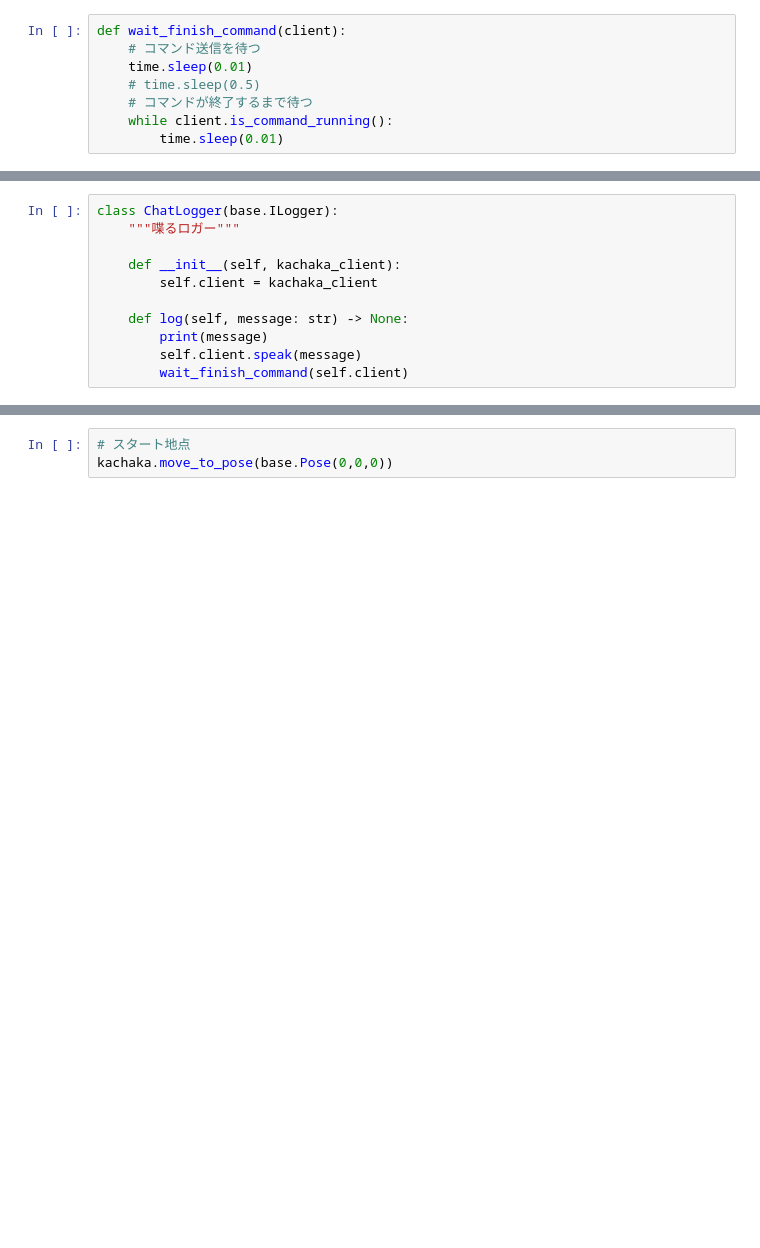
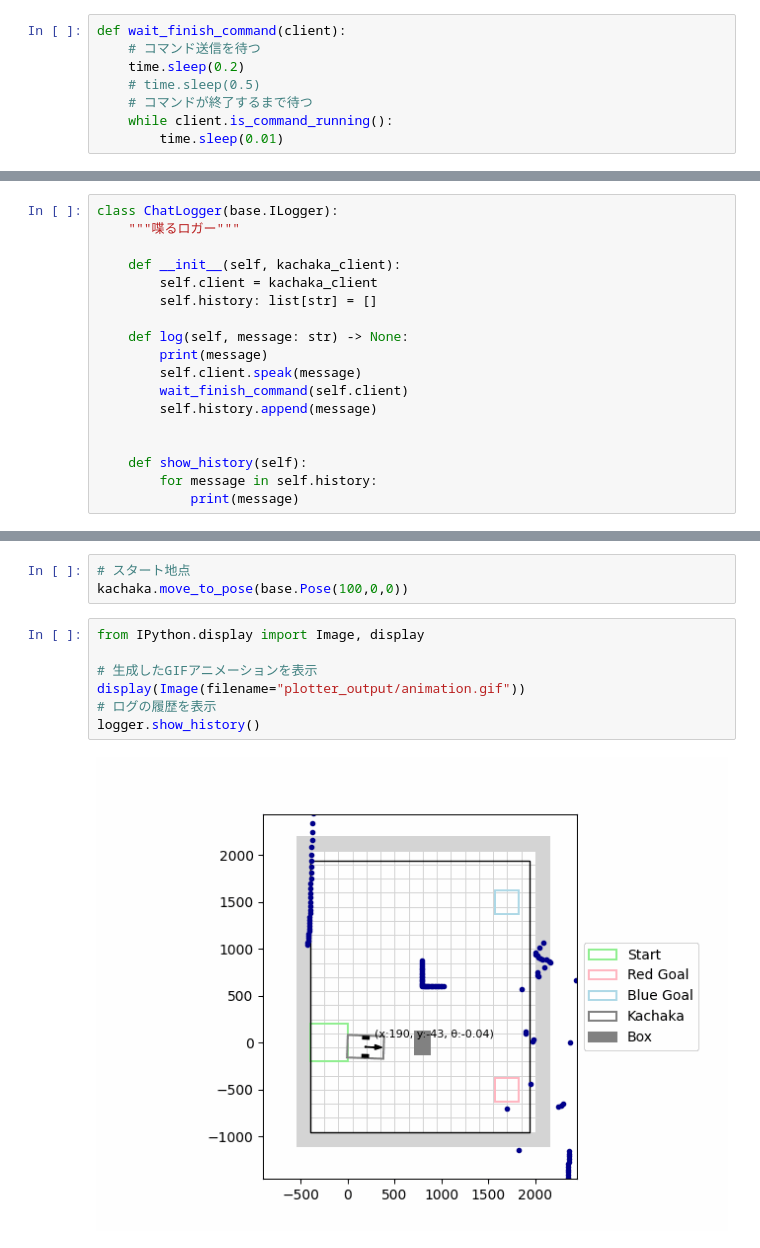
Before and after one commit to keisei4064/kachaka_in_ymzk_lab, a Jupyter notebook: real_kachaka.ipynb, the cells around one changed output, grey strips where cells are left out. Saved outputs shown, nothing was run; the diff lists cells and outputs as text; blank space fills up the shorter version.

```diff
--- a/real_kachaka.ipynb
+++ b/real_kachaka.ipynb
@@ -19,7 +21,7 @@ importlib.reload(base)
 # %%
 def wait_finish_command(client):
     # コマンド送信を待つ
-    time.sleep(0.01)
+    time.sleep(0.2)
     # time.sleep(0.5)
     # コマンドが終了するまで待つ
     while client.is_command_running():
@@ -126,11 +183,18 @@ class ChatLogger(base.ILogger):
 
     def __init__(self, kachaka_client):
         self.client = kachaka_client
+        self.history: list[str] = []
 
     def log(self, message: str) -> None:
         print(message)
         self.client.speak(message)
         wait_finish_command(self.client)
+        self.history.append(message)
+
+
+    def show_history(self):
+        for message in self.history:
+            print(message)
 # %%
 # 初期化処理 ===============================================================
 # 現実のカチャカ初期化---------------------
@@ -173,3 +239,12 @@ plotter.make_zip_package()
 # %%
 # スタート地点
-kachaka.move_to_pose(base.Pose(0,0,0))
+kachaka.move_to_pose(base.Pose(100,0,0))
+# %%
+from IPython.display import Image, display
+
+# 生成したGIFアニメーションを表示
+display(Image(filename="plotter_output/animation.gif"))
+# ログの履歴を表示
+logger.show_history()
+# %% [output]
+[figure, added]
```
Also changed, not shown: parts of 4 cells of this notebook, 2 other files.
